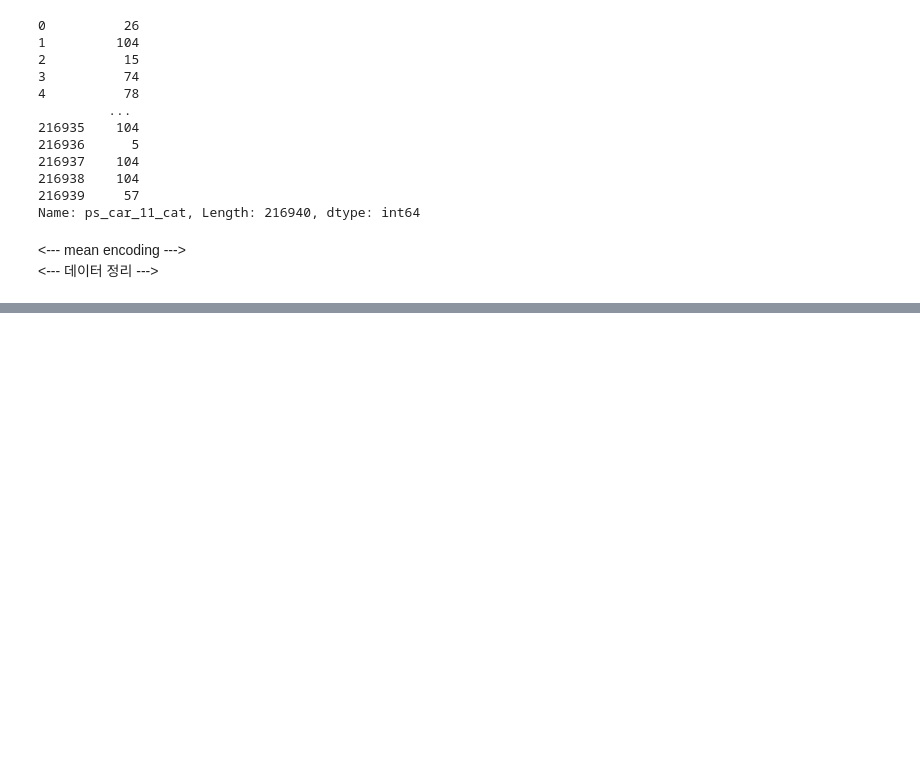
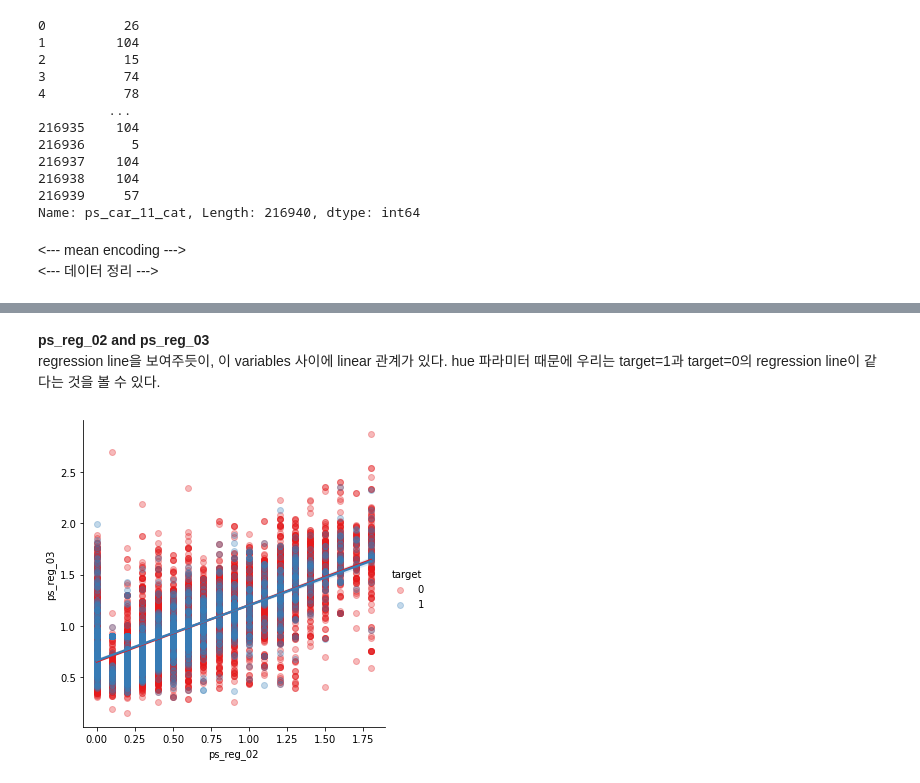
Before and after one commit to jsm9720/kaggle-study, a Jupyter notebook: Porto-Seguro-Safe-Driver-Prediction/Data_Preparation_and_Exploration.ipynb, the cells around one changed output, grey strips where cells are left out. Saved outputs shown, nothing was run; the diff lists cells and outputs as text; code cells hidden in the pictures; blank space fills up the shorter version.

```diff
--- a/Porto-Seguro-Safe-Driver-Prediction/Data_Preparation_and_Exploration.ipynb
+++ b/Porto-Seguro-Safe-Driver-Prediction/Data_Preparation_and_Exploration.ipynb
@@ -539,0 +605,10 @@ Name: ps_car_11_cat, Length: 216940, dtype: int64
+# %%
+s = train.sample(frac=0.1)
+# %% [markdown]
+**ps_reg_02 and ps_reg_03**
+regression line을 보여주듯이, 이 variables 사이에 linear 관계가 있다. hue 파라미터 때문에 우리는 target=1과 target=0의 regression line이 같다는 것을 볼 수 있다.
+# %%
+sns.lmplot(x='ps_reg_02', y='ps_reg_03', data=s, hue='target', palette='Set1', scatter_kws={'alpha':0.3})
+plt.show()
+# %% [output]
+[figure, added]
```
Also changed, not shown: parts of 22 cells of this notebook.
